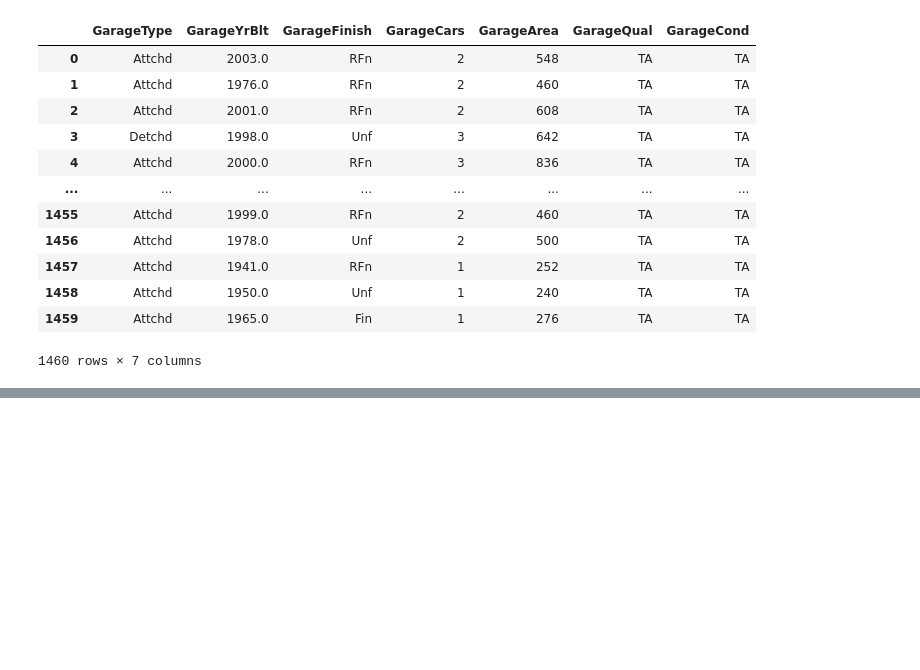
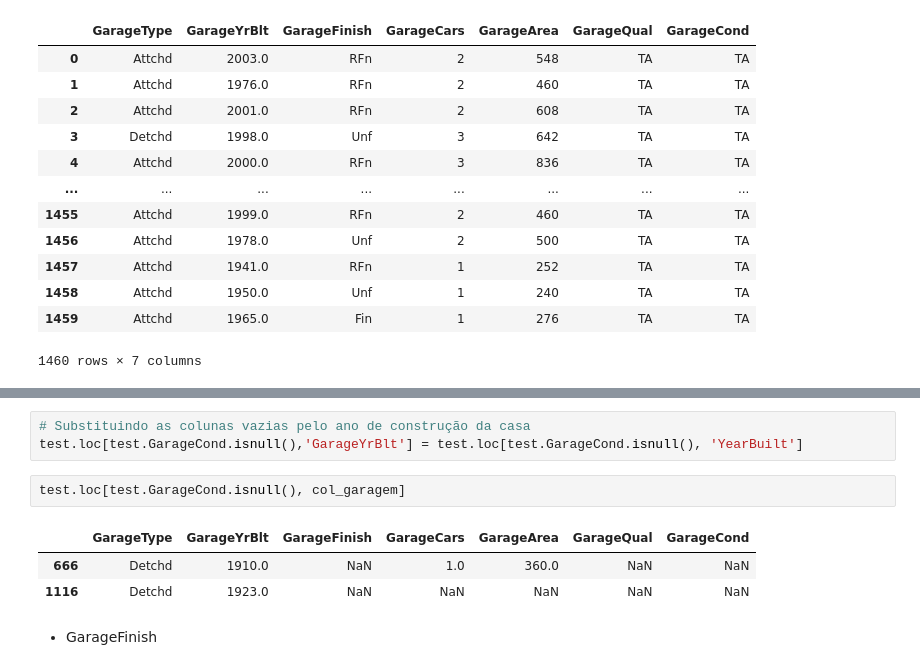
Before and after one commit to pedro-hnrq/House-Price, a Jupyter notebook: Limpeza_dos_Dados.ipynb, the cells around one changed output, grey strips where cells are left out. Drawn from its saved outputs; the diff is of its cells as text; blank space fills up the shorter version.

```diff
--- a/Limpeza_dos_Dados.ipynb
+++ b/Limpeza_dos_Dados.ipynb
@@ -299,0 +433,13 @@ train.loc[:,col_garagem]
+# %%
+# Substituindo as colunas vazias pelo ano de construção da casa
+test.loc[test.GarageCond.isnull(),'GarageYrBlt'] = test.loc[test.GarageCond.isnull(), 'YearBuilt']
+# %%
+test.loc[test.GarageCond.isnull(), col_garagem]
+# %% [output]
+|  | GarageType | GarageYrBlt | GarageFinish | GarageCars | GarageArea | GarageQual | GarageCond |
+| 666 | Detchd | 1910.0 | NaN | 1.0 | 360.0 | NaN | NaN |
+| 1116 | Detchd | 1923.0 | NaN | NaN | NaN | NaN | NaN |
+# %% [markdown]
+
+
+*   GarageFinish
```
Also changed, not shown: parts of 33 cells of this notebook.
